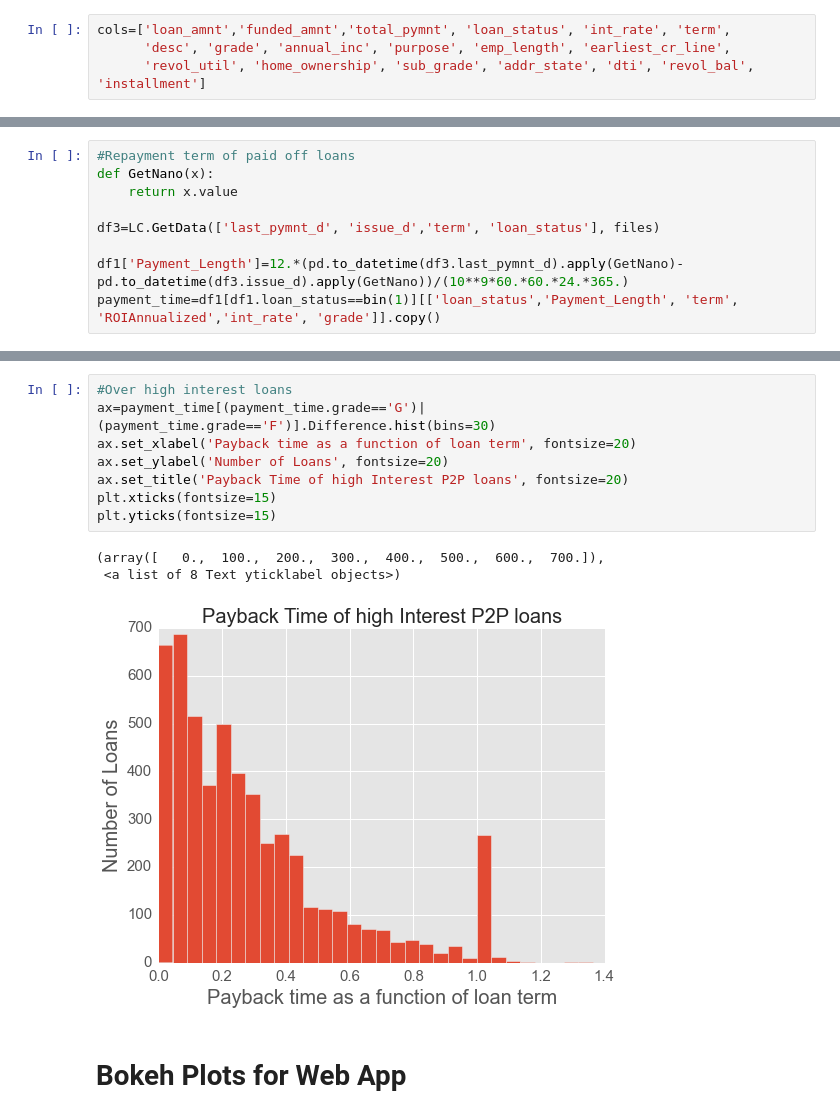
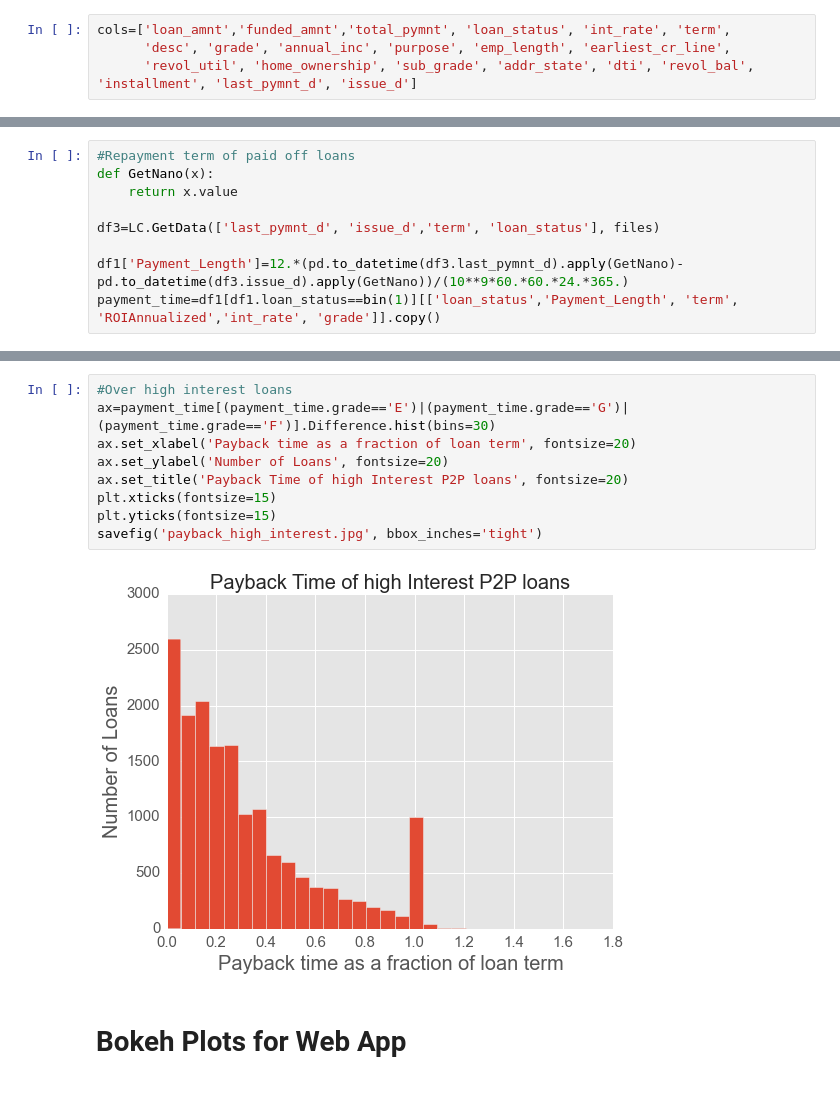
Before and after one commit to aaronf89/CapstoneApp, a Jupyter notebook: Visualizations.ipynb, the cells around one changed output, grey strips where cells are left out. Drawn from its saved outputs; the diff is of its cells as text.

```diff
--- a/Visualizations.ipynb
+++ b/Visualizations.ipynb
@@ -35,7 +22,7 @@ files=[file1,file2,file3,file4]
 # %%
 cols=['loan_amnt','funded_amnt','total_pymnt', 'loan_status', 'int_rate', 'term',
       'desc', 'grade', 'annual_inc', 'purpose', 'emp_length', 'earliest_cr_line',
-      'revol_util', 'home_ownership', 'sub_grade', 'addr_state', 'dti', 'revol_bal', 'installment']
+      'revol_util', 'home_ownership', 'sub_grade', 'addr_state', 'dti', 'revol_bal', 'installment', 'last_pymnt_d', 'issue_d']
 # %%
 #Load data in from files
 df1=LC.GetData(cols, files)
@@ -233,16 +216,15 @@ plt.yticks(fontsize=15)
 [figure]
 # %%
 #Over high interest loans
-ax=payment_time[(payment_time.grade=='G')|(payment_time.grade=='F')].Difference.hist(bins=30)
-ax.set_xlabel('Payback time as a function of loan term', fontsize=20)
+ax=payment_time[(payment_time.grade=='E')|(payment_time.grade=='G')|(payment_time.grade=='F')].Difference.hist(bins=30)
+ax.set_xlabel('Payback time as a fraction of loan term', fontsize=20)
 ax.set_ylabel('Number of Loans', fontsize=20)
 ax.set_title('Payback Time of high Interest P2P loans', fontsize=20)
 plt.xticks(fontsize=15)
 plt.yticks(fontsize=15)
+savefig('payback_high_interest.jpg', bbox_inches='tight')
 # %% [output]
-(array([   0.,  100.,  200.,  300.,  400.,  500.,  600.,  700.]),
- <a list of 8 Text yticklabel objects>)
-[figure, old version]
+[figure, new version]
 # %% [markdown]
 # Bokeh Plots for Web App
 # %%
```
Also changed, not shown: parts of 6 cells of this notebook, 5 other files.
